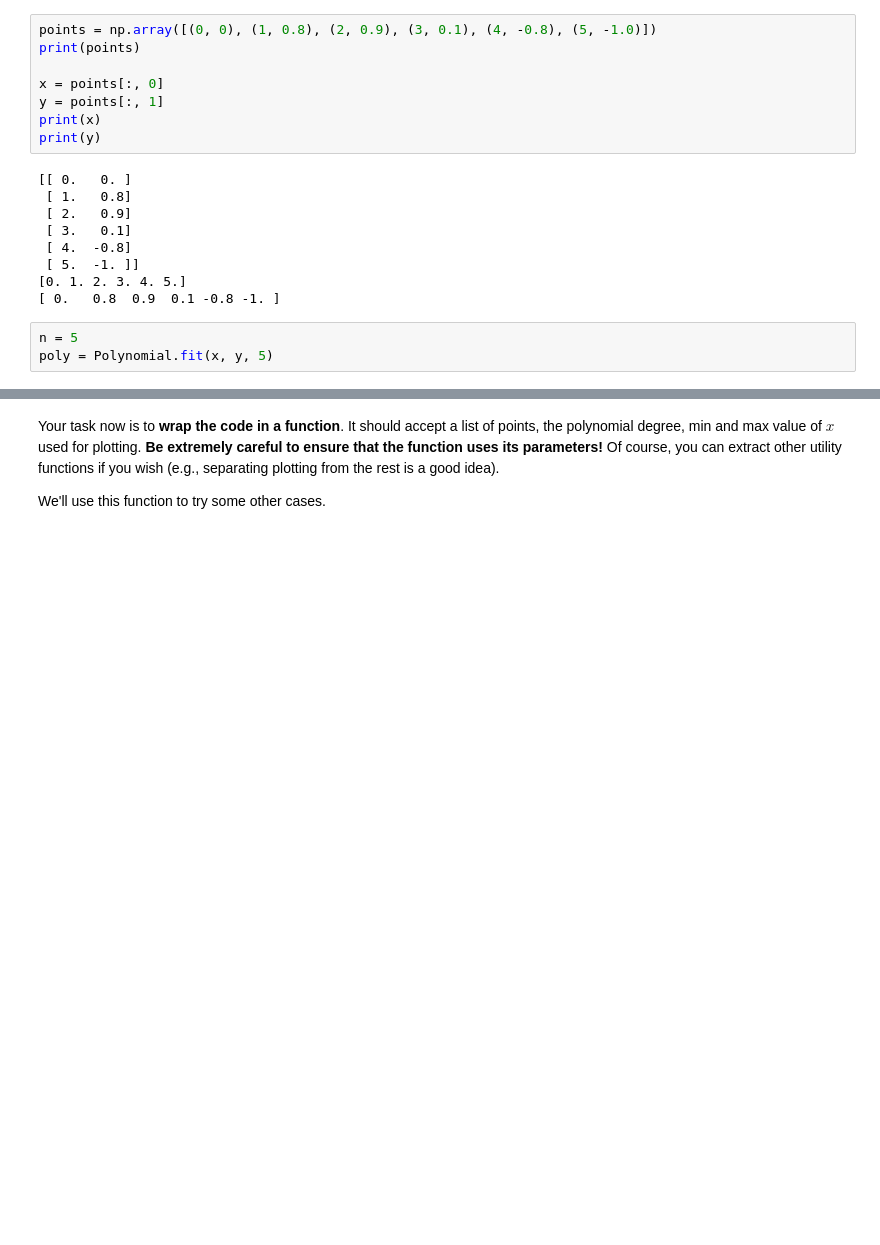
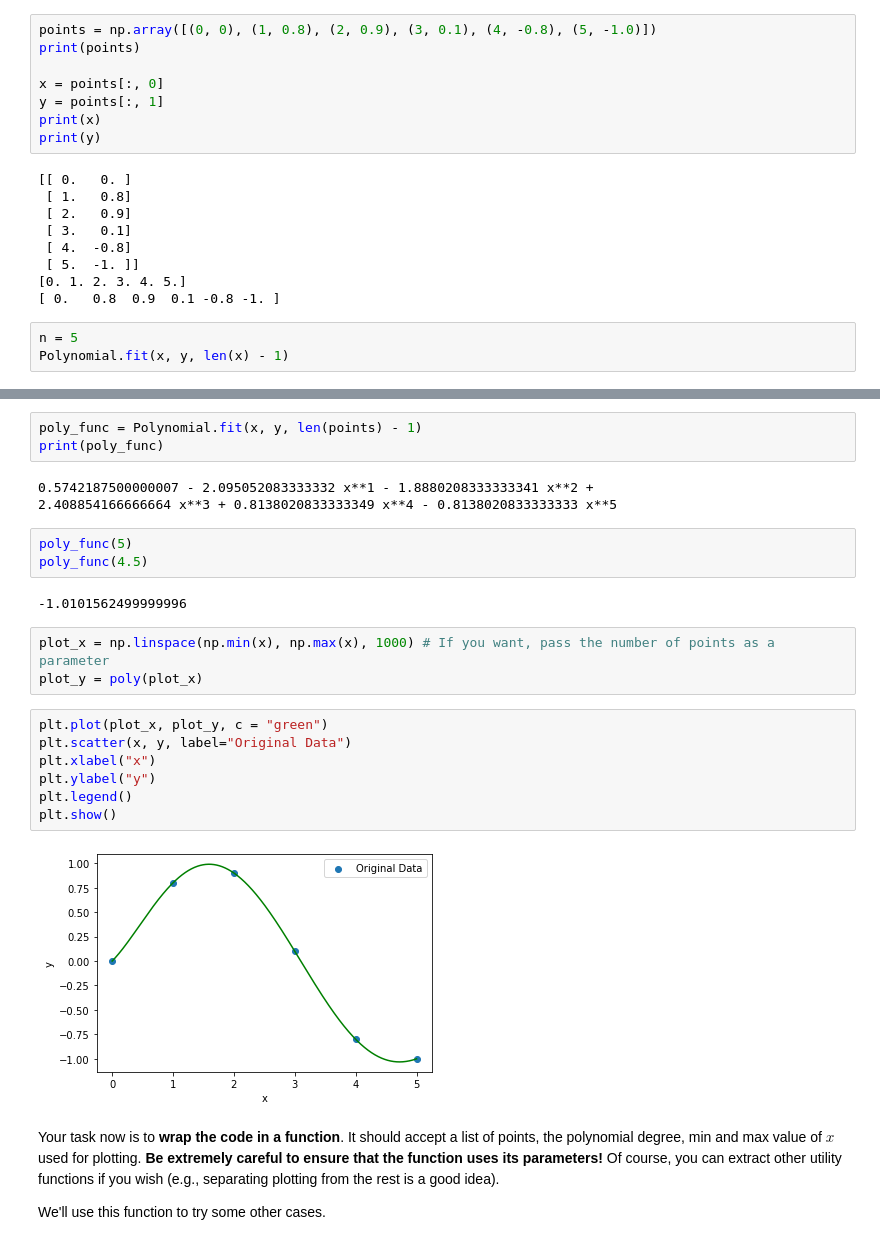
Before and after one commit to GalkaKG/Math-Concepts-for-Developers, a Jupyter notebook: 04. Exercise Basic algebra/Basic Algebra Exercise.ipynb, the cells around one changed output, grey strips where cells are left out. Saved outputs shown, nothing was run; the diff lists cells and outputs as text; blank space fills up the shorter version.

```diff
--- a/04. Exercise Basic algebra/Basic Algebra Exercise.ipynb
+++ b/04. Exercise Basic algebra/Basic Algebra Exercise.ipynb
@@ -74,4 +74,4 @@ print(y)
 [ 0.   0.8  0.9  0.1 -0.8 -1. ]
 # %%
 n = 5
-poly = Polynomial.fit(x, y, 5)
+Polynomial.fit(x, y, len(x) - 1)
@@ -78,3 +80,26 @@ poly = Polynomial.fit(x, y, 5)
+# %%
+poly_func = Polynomial.fit(x, y, len(points) - 1)
+print(poly_func)
+# %% [output]
+0.5742187500000007 - 2.095052083333332 x**1 - 1.8880208333333341 x**2 +
+2.408854166666664 x**3 + 0.8138020833333349 x**4 - 0.8138020833333333 x**5
+# %%
+poly_func(5)
+poly_func(4.5)
+# %% [output]
+-1.0101562499999996
+# %%
+plot_x = np.linspace(np.min(x), np.max(x), 1000) # If you want, pass the number of points as a parameter
+plot_y = poly(plot_x)
+# %%
+plt.plot(plot_x, plot_y, c = "green")
+plt.scatter(x, y, label="Original Data")
+plt.xlabel("x")
+plt.ylabel("y")
+plt.legend()
+plt.show()
+# %% [output]
+[figure, added]
 # %% [markdown]
 Your task now is to **wrap the code in a function**. It should accept a list of points, the polynomial degree, min and max value of $x$ used for plotting. **Be extremely careful to ensure that the function uses its parameters!** Of course, you can extract other utility functions if you wish (e.g., separating plotting from the rest is a good idea).
 
```
Also changed, not shown: parts of 12 cells of this notebook.
